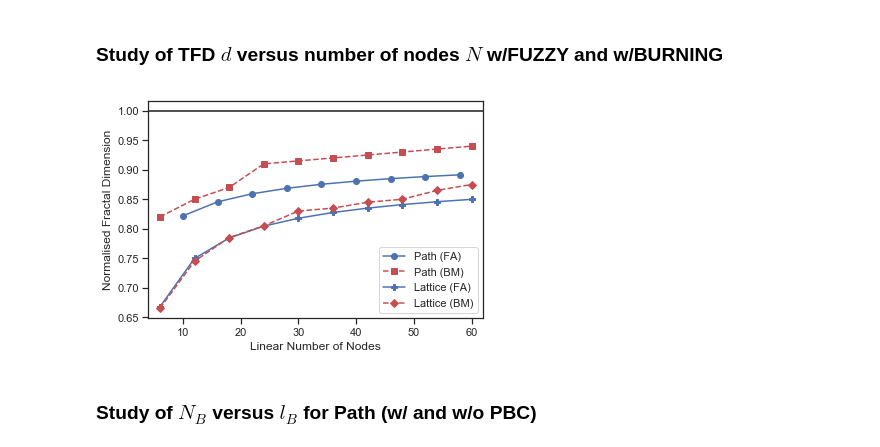
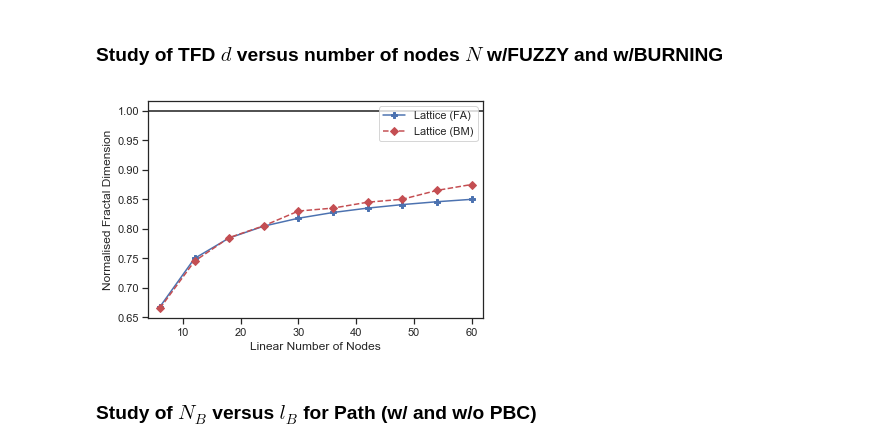
Before and after one commit to florianst/fractaldim_proteininteract, a Jupyter notebook: ipynb/Scaling.ipynb, the cells around one changed output. Drawn from its saved outputs; the diff is of its cells as text; code cells hidden in the pictures.

```diff
--- a/ipynb/Scaling.ipynb
+++ b/ipynb/Scaling.ipynb
@@ -101,29 +83,29 @@ plt.show()
 # %%
 plt.figure()
 
 plt.hlines(1, -1, 1000)
 plt.xlim((min(Np[0], Nl[0]) - 2, max(Np[-1], Nl[-1]) + 2))
 
-plt.plot(Np, dp_nopbc / 1, "ob-", label="Path (FA)")
+#plt.plot(Np, dp_nopbc / 1, "ob-", label="Path (FA)")
 
-fractals=np.array([0.82,0.85,0.87,0.91,0.915,0.92,0.925,0.93,0.935,0.94])
-lengths=np.array([6,12,18,24,30,36,42,48,54,60])
-plt.plot(lengths, fractals / 1, "sr--", label="Path (BM)")
+#fractals=np.array([0.82,0.85,0.87,0.91,0.915,0.92,0.925,0.93,0.935,0.94])
+#lengths=np.array([6,12,18,24,30,36,42,48,54,60])
+#plt.plot(lengths, fractals / 1, "sr--", label="Path (BM)")
 
 
 plt.plot(Nl, dl_nopbc / 2, "Pb-", label="Lattice (FA)")
 
 fractals=np.array([1.33,1.49,1.57,1.61,1.66,1.67,1.69,1.70,1.73,1.75])
 lengths=np.array([6,12,18,24,30,36,42,48,54,60])
 plt.plot(lengths, fractals / 2, "Dr--", label="Lattice (BM)")
 
 plt.legend()
 plt.xlabel("Linear Number of Nodes")
 plt.ylabel("Normalised Fractal Dimension")
 plt.savefig("fuzzy_vs_burning.pdf")
 plt.show()
 # %% [output]
-[figure, old version]
+[figure, new version]
 # %% [markdown]
 ### Study of $N_B$ versus $l_B$ for Path (w/ and w/o PBC)
 # %%
```
Also changed, not shown: parts of 5 cells of this notebook, 39 other files.
